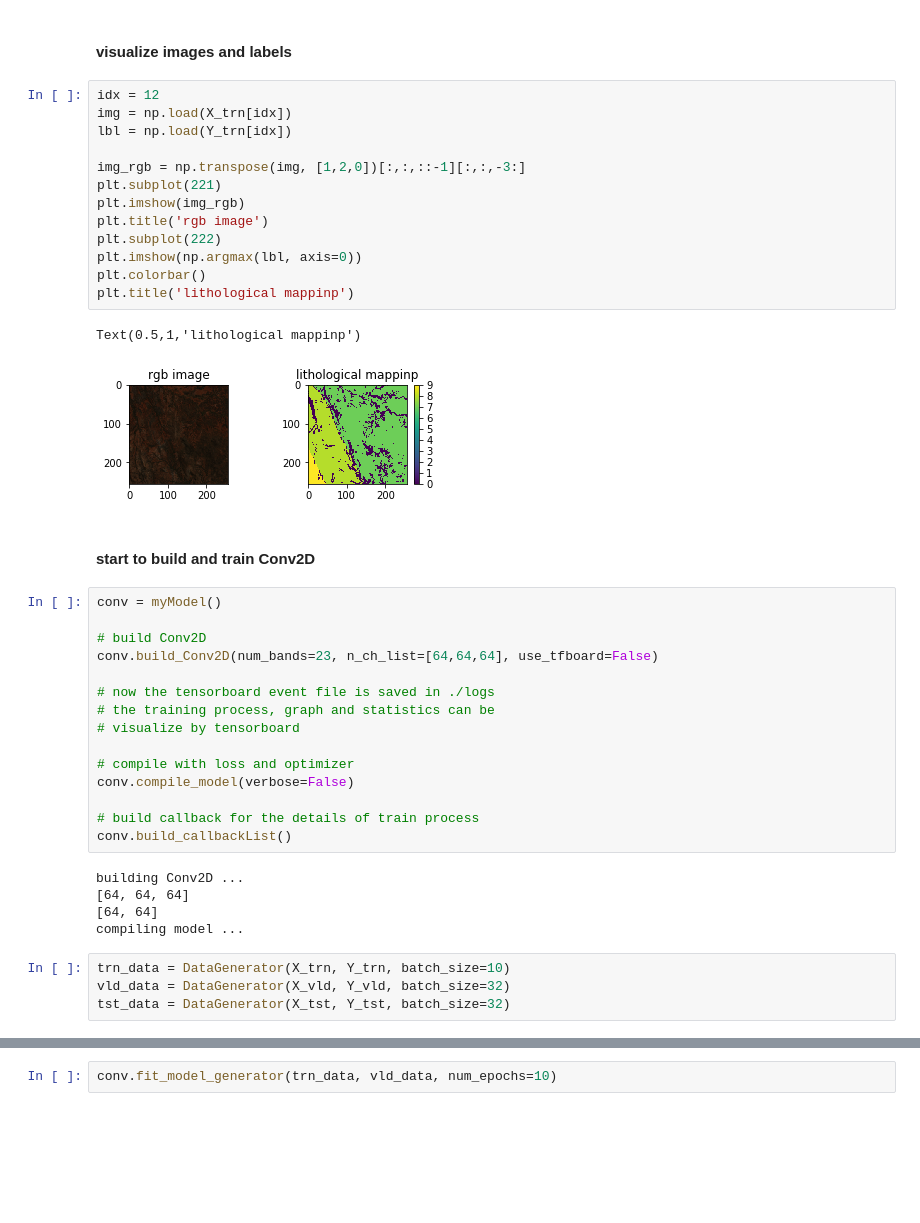
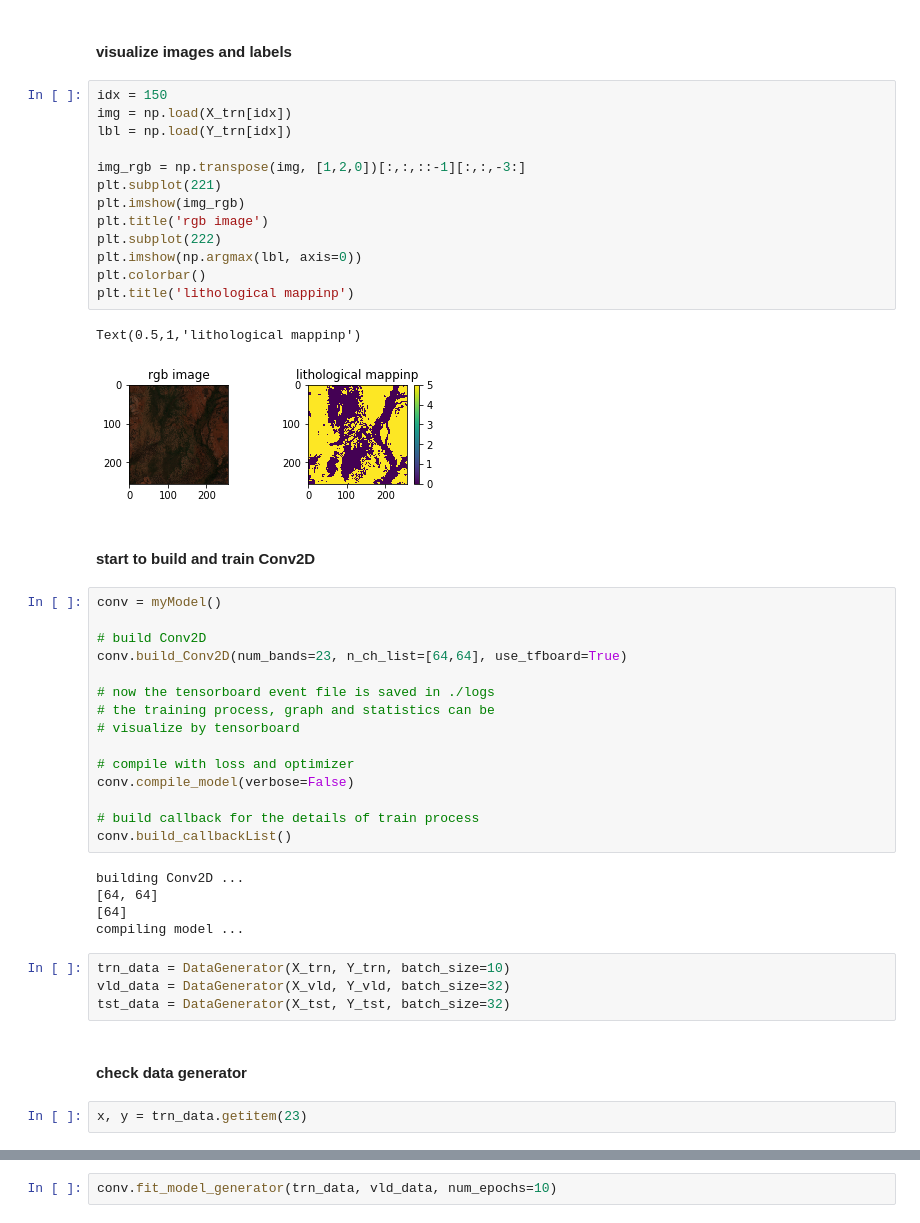
Before and after one commit to chenyz0601/DL-RockClassification, a Jupyter notebook: convnets.ipynb, the cells around one changed output, grey strips where cells are left out. Drawn from its saved outputs; the diff is of its cells as text; blank space fills up the shorter version.

```diff
--- a/convnets.ipynb
+++ b/convnets.ipynb
@@ -11,28 +11,28 @@ X_trn, Y_trn, X_vld, Y_vld, X_tst, Y_tst = split_trn_vld_tst('./data/')
 # %% [markdown]
 #### visualize images and labels
 # %%
-idx = 12
+idx = 150
 img = np.load(X_trn[idx])
 lbl = np.load(Y_trn[idx])
 
 img_rgb = np.transpose(img, [1,2,0])[:,:,::-1][:,:,-3:]
 plt.subplot(221)
 plt.imshow(img_rgb)
 plt.title('rgb image')
 plt.subplot(222)
 plt.imshow(np.argmax(lbl, axis=0))
 plt.colorbar()
 plt.title('lithological mappinp')
 # %% [output]
 Text(0.5,1,'lithological mappinp')
-[figure, old version]
+[figure, new version]
 # %% [markdown]
 #### start to build and train Conv2D
 # %%
 conv = myModel()
 
 # build Conv2D
-conv.build_Conv2D(num_bands=23, n_ch_list=[64,64,64], use_tfboard=False)
+conv.build_Conv2D(num_bands=23, n_ch_list=[64,64], use_tfboard=True)
 
 # now the tensorboard event file is saved in ./logs
 # the training process, graph and statistics can be
@@ -45,10 +45,14 @@ conv.compile_model(verbose=False)
 conv.build_callbackList()
 # %% [output]
 building Conv2D ...
-[64, 64, 64]
 [64, 64]
+[64]
 compiling model ...
 # %%
 trn_data = DataGenerator(X_trn, Y_trn, batch_size=10)
 vld_data = DataGenerator(X_vld, Y_vld, batch_size=32)
 tst_data = DataGenerator(X_tst, Y_tst, batch_size=32)
+# %% [markdown]
+#### check data generator
+# %%
+x, y = trn_data.getitem(23)
```
Also changed, not shown: parts of 1 cell of this notebook, 3 other files.
